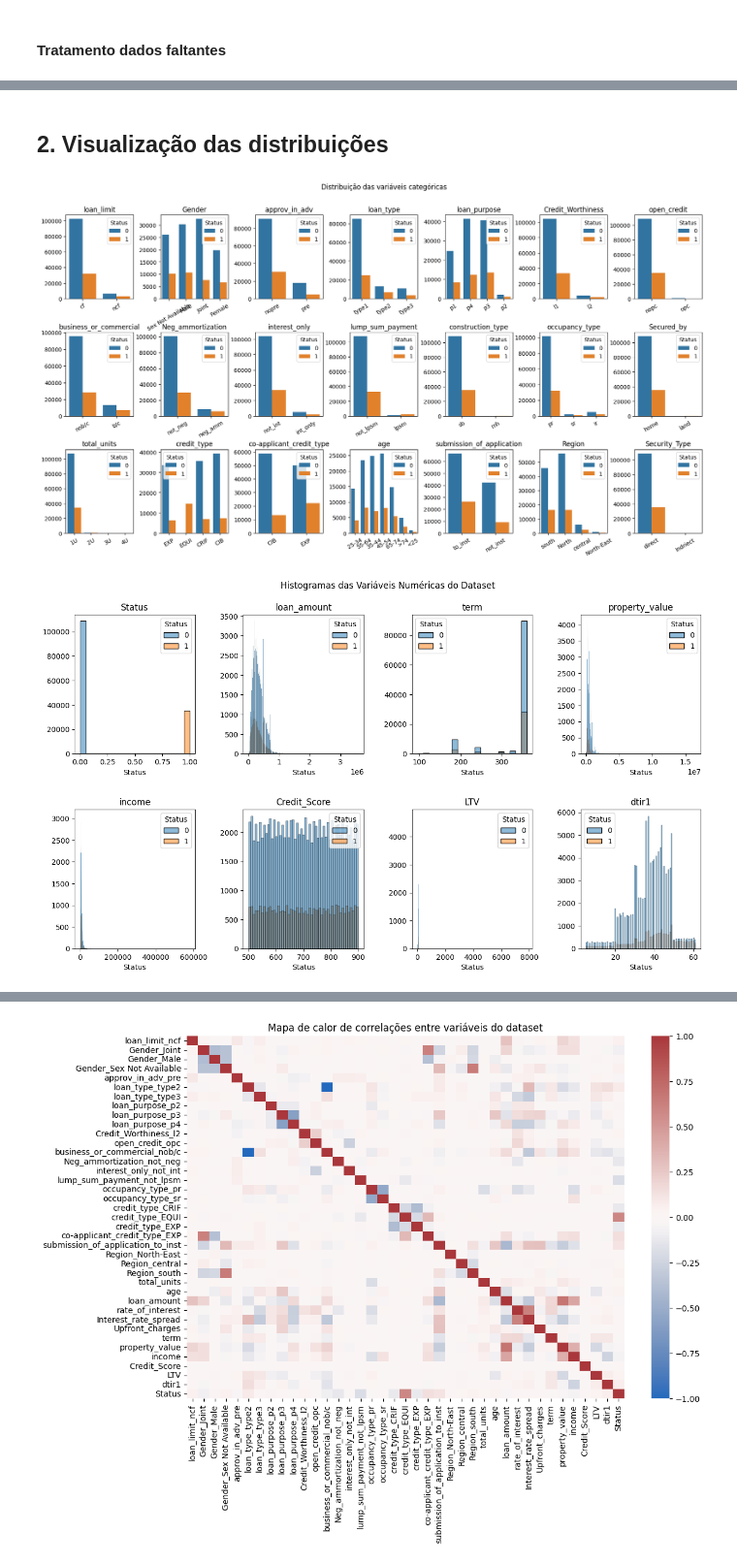
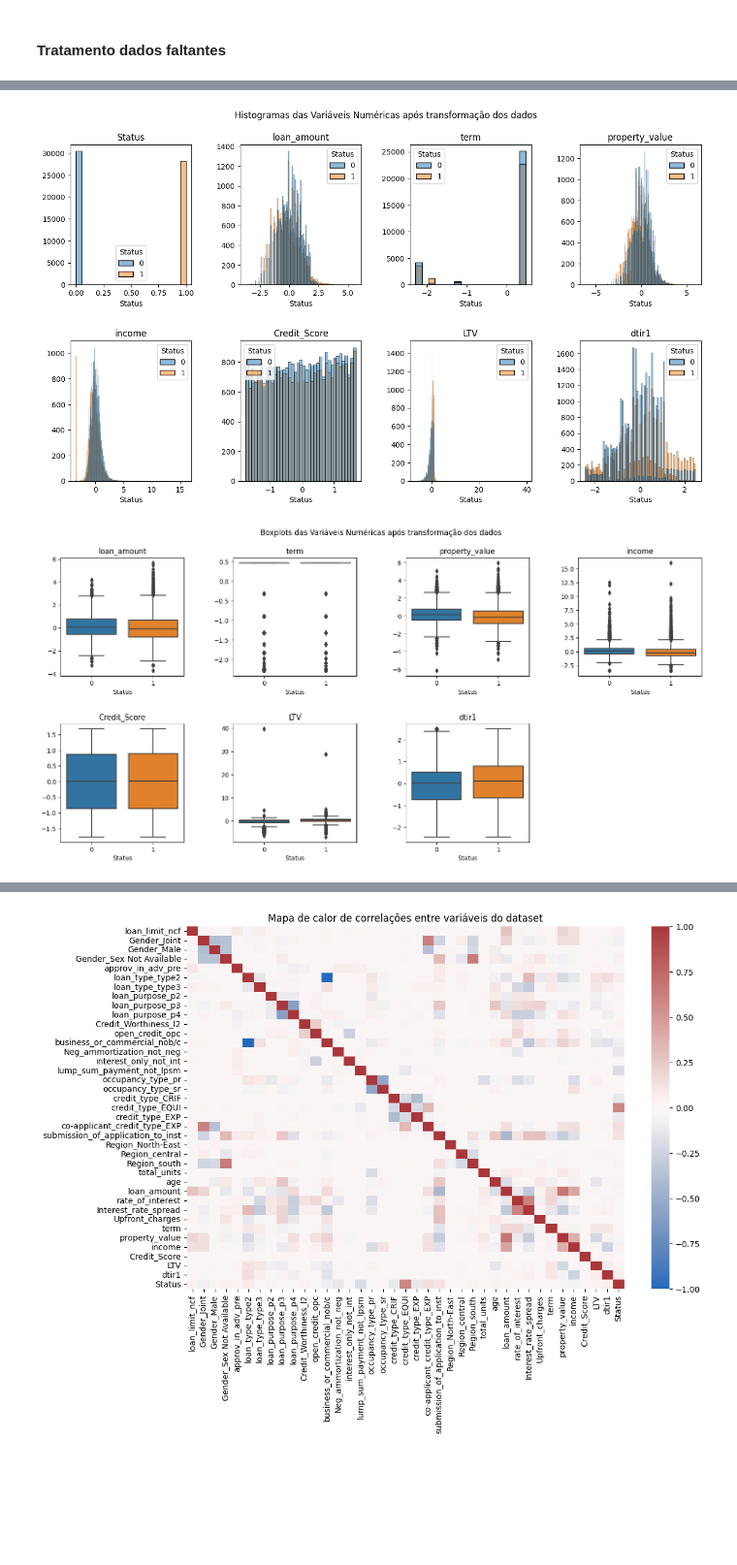
Before and after one commit to fernandobrancher/project_machine_learning_iii, a Jupyter notebook: project_loan_defaulters.ipynb, the cells around one changed output, grey strips where cells are left out. Shown at 97% size. Drawn from its saved outputs; the diff is of its cells as text; code cells hidden in the pictures; blank space fills up the shorter version.

```diff
--- a/project_loan_defaulters.ipynb
+++ b/project_loan_defaulters.ipynb
@@ -397,8 +504,9 @@ features_num.remove('Status')
 # ])
 
 pipe_feat_num = Pipeline([
-    ('scaler', PowerTransformer()), # Considerar PowerTransformer() (sklearn.preprocessing) para transformar os dados numa escala Log e corrigir a skwedness.
-    ('input_num', KNNImputer(n_neighbors = 2)) # Opção 2: ('input_num', SimpleImputer(strategy = "mean")) (troquei pra knnimputer)
+    ('input_num', KNNImputer(n_neighbors = 2)), # Opção 2: ('input_num', SimpleImputer(strategy = "mean")) (troquei pra knnimputer)
+    ('pw_transf', PowerTransformer()) # Considerar PowerTransformer() (sklearn.preprocessing) para transformar os dados numa escala Log e corrigir a skwedness.
+
 ])
 
 # Aplica cada pipeline nas respectivas colunas
@@ -477,47 +588,36 @@ Como temos um bom valor na classe 1, acredito que o *undersampling* já nos ajud
-# %% [markdown]
-## 2. Visualização das distribuições
 # %%
-# Distribuição das variáveis categóricas
-category_list = ['loan_limit', 'Gender', 'approv_in_adv', 'loan_type', 'loan_purpose',
-                 'Credit_Worthiness', 'open_credit', 'business_or_commercial',
-                 'Neg_ammortization', 'interest_only', 'lump_sum_payment',
-                 'construction_type', 'occupancy_type', 'Secured_by', 'total_units',
-                 'credit_type', 'co-applicant_credit_type', 'age',
-                 'submission_of_application', 'Region', 'Security_Type']
-count = 1
-fig = plt.figure(figsize=(20,10))
+# Histograma das features
+numeric_list = ['Status', 'loan_amount', 'term', 'property_value', 'income', 'Credit_Score', 'LTV', 'dtir1']
 
-for category in category_list:
-    fig.add_subplot(3,7, count)
-    sns.countplot(data = df,
-                  x=category,
-                  hue='Status')
-    plt.ylabel('')
-    plt.xlabel('')
-    plt.xticks(rotation=30)
+fig= plt.figure(figsize=(15,8))
+
+for number, category in enumerate(numeric_list, start=1):
+    ax = fig.add_subplot(2,4,number)
+    sns.histplot(data=treino, x=category, hue='Status')
     plt.title(category)
-    count += 1
+    plt.xlabel('Status')
+    ax.set_ylabel('')
 
 plt.subplots_adjust(left=0.1,
                     bottom=0.1,
                     right=0.9,
                     top=0.9,
                     wspace=0.4,
                     hspace=0.4)
 
-plt.suptitle('Distribuição das variáveis categóricas')
+plt.suptitle('Histogramas das Variáveis Numéricas após transformação dos dados')
 plt.show()
 # %% [output]
-[figure, old version]
+[figure, new version]
 # %%
-# Histograma das features
-numeric_list = ['Status', 'loan_amount', 'term', 'property_value', 'income', 'Credit_Score', 'LTV', 'dtir1']
+# Boxplot das features
+numeric_list = ['loan_amount', 'term', 'property_value', 'income', 'Credit_Score', 'LTV', 'dtir1']
 
-fig= plt.figure(figsize=(15,8))
+fig= plt.figure(figsize=(18,8))
 
 for number, category in enumerate(numeric_list, start=1):
     ax = fig.add_subplot(2,4,number)
-    sns.histplot(data=df, x=category, hue='Status')
+    sns.boxplot(data=treino, y=category, x='Status')
     plt.title(category)
     plt.xlabel('Status')
     ax.set_ylabel('')
@@ -529,7 +629,7 @@ plt.subplots_adjust(left=0.1,
                     wspace=0.4,
                     hspace=0.4)
 
-plt.suptitle('Histogramas das Variáveis Numéricas do Dataset')
+plt.suptitle('Boxplots das Variáveis Numéricas após transformação dos dados')
 plt.show()
 # %% [output]
-[figure, old version]
+[figure, new version]
```
Also changed, not shown: parts of 19 cells of this notebook.
